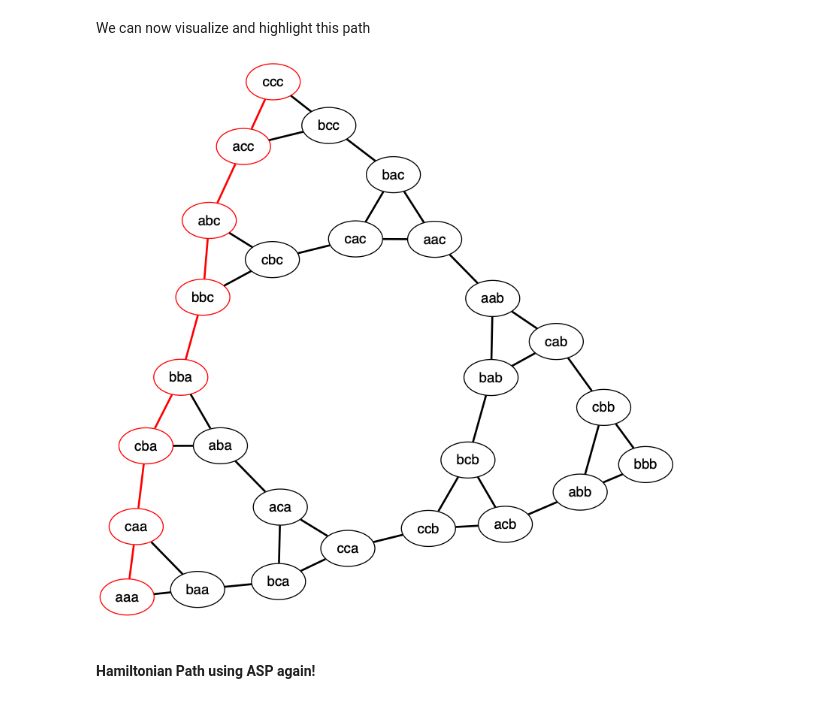
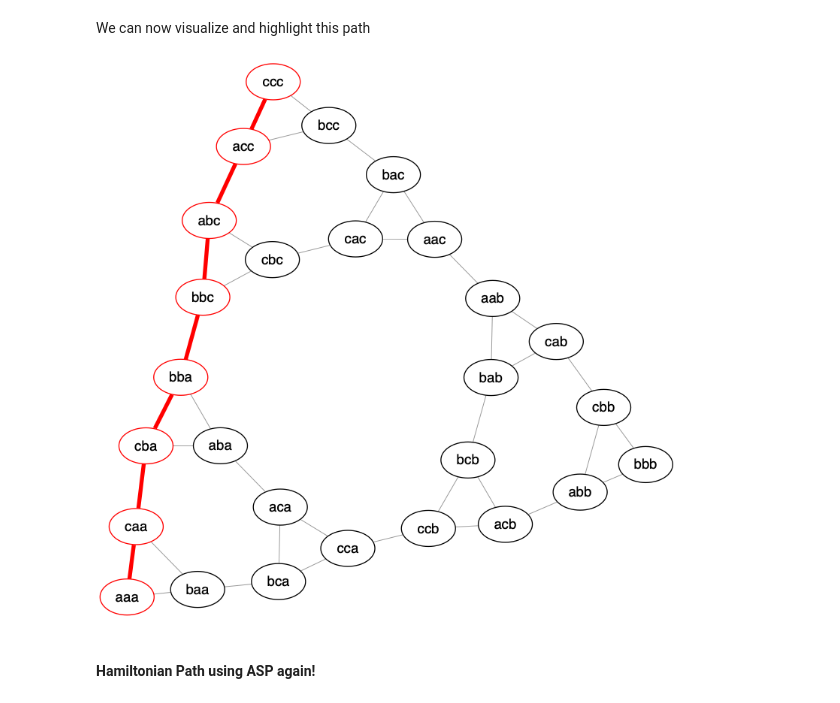
Before and after one commit to sahil1105/PWE-demos-dev, a Jupyter notebook: TOH Graphical Representation.ipynb, the cells around one changed output. Drawn from its saved outputs; the diff is of its cells as text; code cells hidden in the pictures.

Commit message:
changes edge widths in hanoi graph nb

```diff
--- a/TOH Graphical Representation.ipynb
+++ b/TOH Graphical Representation.ipynb
@@ -186,12 +186,15 @@ We can now visualize and highlight this path
 # %%
 G_temp = deepcopy(G)
 for node in shortest_path:
     G_temp.nodes[node]['color'] = 'red'
+for edge in G_temp.edges:
+    G_temp.edges[edge]['penwidth'] = 0.3
 for edge in shortest_path_edges:
     G_temp.edges[edge]['color'] = 'red'
+    G_temp.edges[edge]['penwidth'] = 4
 draw(G_temp)
 # %% [output]
-[figure, old version]
+[figure, new version]
 # %%
 # To save the above visualization:
 # for f in ['png', 'pdf', 'svg', 'dot']:
```
Also changed, not shown: parts of 4 cells of this notebook.
